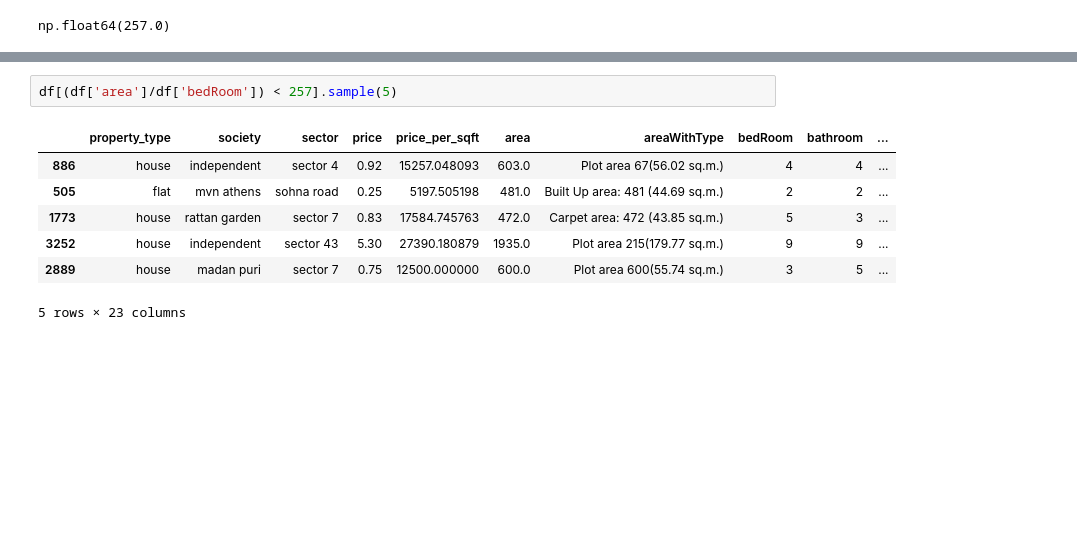
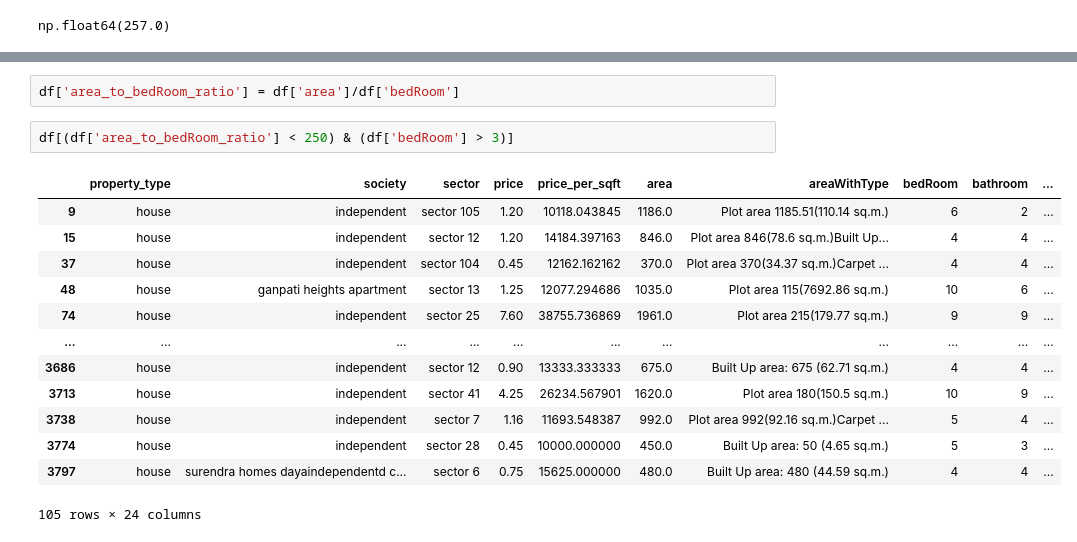
Before and after one commit to vedantbhavsar17/Real-Estate-Machine-Learning-Multi-Model, a Jupyter notebook: delhi-house-data-outliers-detection.ipynb, the cells around one changed output, grey strips where cells are left out. Cells and saved outputs as stored; diff of their text form; blank space fills up the shorter version.

```diff
--- a/delhi-house-data-outliers-detection.ipynb
+++ b/delhi-house-data-outliers-detection.ipynb
@@ -665,10 +690,18 @@ np.float64(257.0)
 # %%
-df[(df['area']/df['bedRoom']) < 257].sample(5)
+df['area_to_bedRoom_ratio'] = df['area']/df['bedRoom']
-# %% [output]
-|  | property_type | society | sector | price | price_per_sqft | area | areaWithType | bedRoom | bathroom | ... |
-| 886 | house | independent | sector 4 | 0.92 | 15257.048093 | 603.0 | Plot area 67(56.02 sq.m.) | 4 | 4 | ... |
-| 505 | flat | mvn athens | sohna road | 0.25 | 5197.505198 | 481.0 | Built Up area: 481 (44.69 sq.m.) | 2 | 2 | ... |
-| 1773 | house | rattan garden | sector 7 | 0.83 | 17584.745763 | 472.0 | Carpet area: 472 (43.85 sq.m.) | 5 | 3 | ... |
-| 3252 | house | independent | sector 43 | 5.30 | 27390.180879 | 1935.0 | Plot area 215(179.77 sq.m.) | 9 | 9 | ... |
-| 2889 | house | madan puri | sector 7 | 0.75 | 12500.000000 | 600.0 | Plot area 600(55.74 sq.m.) | 3 | 5 | ... |
-5 rows × 23 columns
+# %%
+df[(df['area_to_bedRoom_ratio'] < 250) & (df['bedRoom'] > 3)]
+# %% [output]
+|  | property_type | society | sector | price | price_per_sqft | area | areaWithType | bedRoom | bathroom | ... |
+| 9 | house | independent | sector 105 | 1.20 | 10118.043845 | 1186.0 | Plot area 1185.51(110.14 sq.m.) | 6 | 2 | ... |
+| 15 | house | independent | sector 12 | 1.20 | 14184.397163 | 846.0 | Plot area 846(78.6 sq.m.)Built Up... | 4 | 4 | ... |
+| 37 | house | independent | sector 104 | 0.45 | 12162.162162 | 370.0 | Plot area 370(34.37 sq.m.)Carpet ... | 4 | 4 | ... |
+| 48 | house | ganpati heights apartment | sector 13 | 1.25 | 12077.294686 | 1035.0 | Plot area 115(7692.86 sq.m.) | 10 | 6 | ... |
+| 74 | house | independent | sector 25 | 7.60 | 38755.736869 | 1961.0 | Plot area 215(179.77 sq.m.) | 9 | 9 | ... |
+| ... | ... | ... | ... | ... | ... | ... | ... | ... | ... | ... |
+| 3686 | house | independent | sector 12 | 0.90 | 13333.333333 | 675.0 | Built Up area: 675 (62.71 sq.m.) | 4 | 4 | ... |
+| 3713 | house | independent | sector 41 | 4.25 | 26234.567901 | 1620.0 | Plot area 180(150.5 sq.m.) | 10 | 9 | ... |
+| 3738 | house | independent | sector 7 | 1.16 | 11693.548387 | 992.0 | Plot area 992(92.16 sq.m.)Carpet ... | 5 | 4 | ... |
+| 3774 | house | independent | sector 28 | 0.45 | 10000.000000 | 450.0 | Built Up area: 50 (4.65 sq.m.) | 5 | 3 | ... |
+| 3797 | house | surendra homes dayaindependentd c... | sector 6 | 0.75 | 15625.000000 | 480.0 | Built Up area: 480 (44.59 sq.m.) | 4 | 4 | ... |
+105 rows × 24 columns
```
Also changed, not shown: parts of 3 cells of this notebook.
